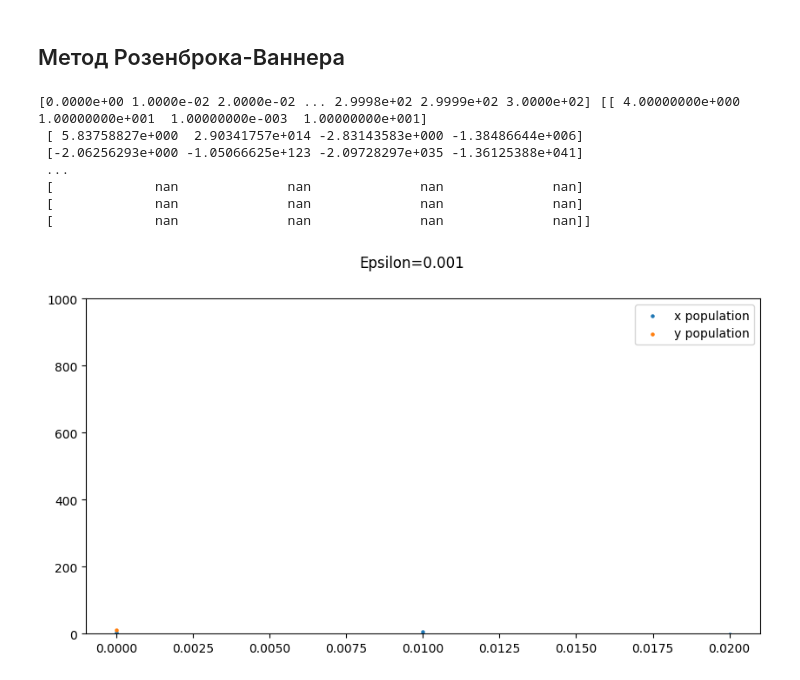
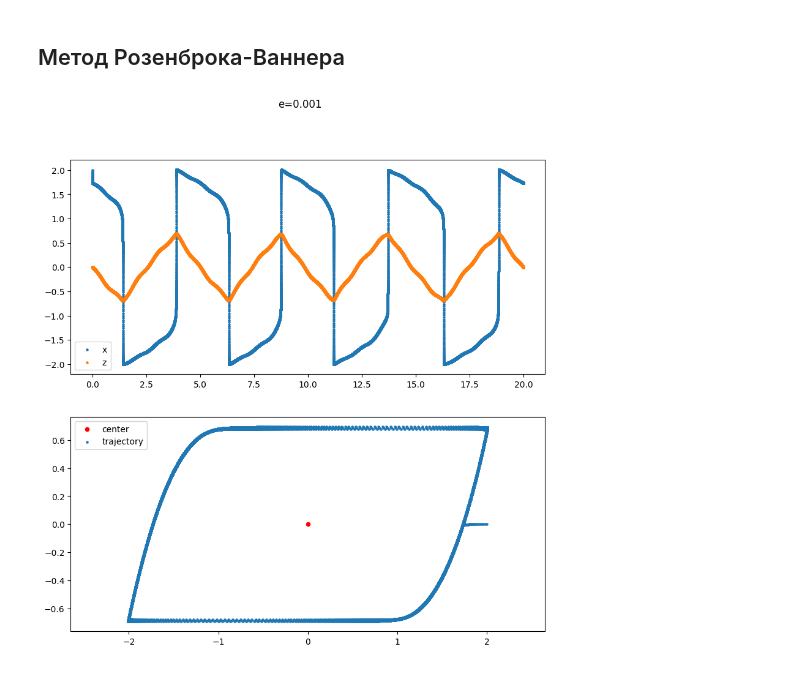
Before and after one commit to XelerT/comp_math, a Jupyter notebook: lab7/hard_ode.ipynb, the cells around one changed output. Drawn from its saved outputs; the diff is of its cells as text; code cells hidden in the pictures.

```diff
--- a/lab7/hard_ode.ipynb
+++ b/lab7/hard_ode.ipynb
@@ -330,13 +349,5 @@ def rosenbrockWanner3(t0, y0, h, f, n_iter=None, t_end=None, e=Epsilon):
-# %%
-result_t, result_y = rosenbrockWanner3(t_begin, y0, 0.01, f, t_end=t_end)
-print(result_t, result_y)
-drawResult(result_t, result_y, Epsilon)
-# %% [output]
-[0.0000e+00 1.0000e-02 2.0000e-02 ... 2.9998e+02 2.9999e+02 3.0000e+02] [[ 4.00000000e+000  1.00000000e+001  1.00000000e-003  1.00000000e+001]
- [ 5.83758827e+000  2.90341757e+014 -2.83143583e+000 -1.38486644e+006]
- [-2.06256293e+000 -1.05066625e+123 -2.09728297e+035 -1.36125388e+041]
- ...
- [             nan              nan              nan              nan]
- [             nan              nan              nan              nan]
- [             nan              nan              nan              nan]]
-[figure, removed]
+# %%
+result_t, result_y = rosenbrockWanner3(init_t_begin, init_y0, 0.0001, f, t_end=init_t_end)
+drawResult(result_t, result_y, init_Epsilon)
+# %% [output]
+[figure, added]
```
Also changed, not shown: parts of 10 cells of this notebook.
